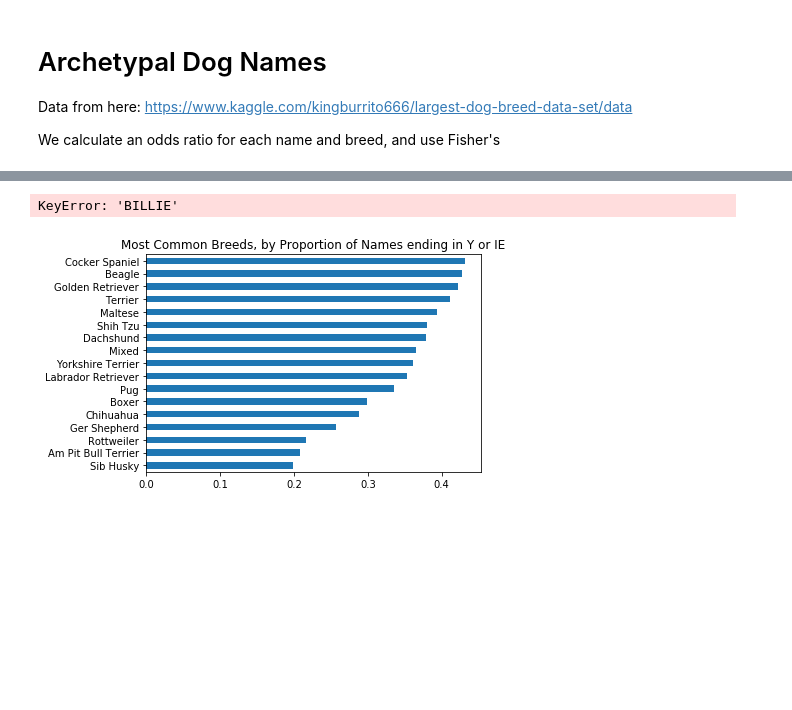
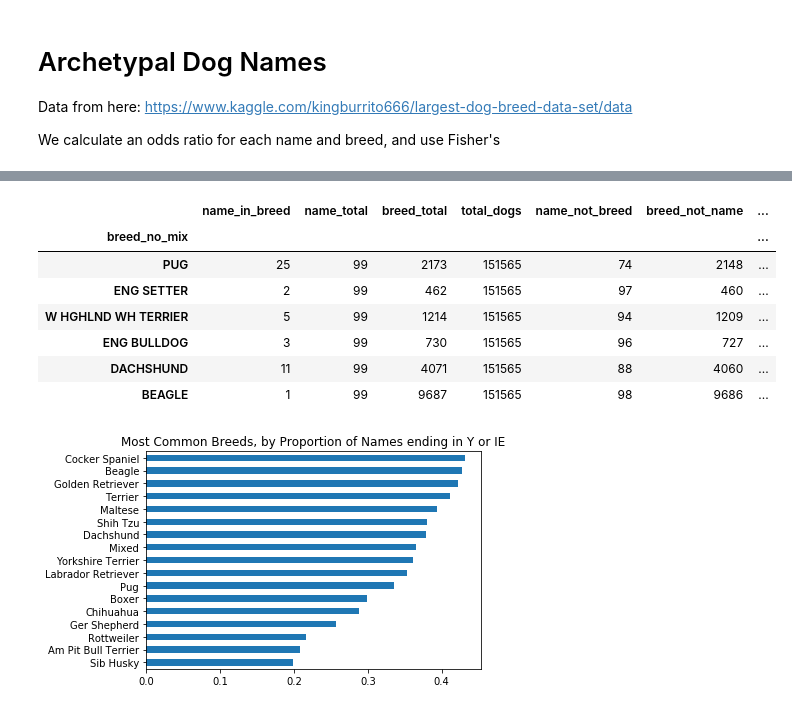
Before and after one commit to SimonCarryer/archetypal_dog_names, a Jupyter notebook: Dog Breeds from Names.ipynb, the cells around one changed output, grey strips where cells are left out. Saved outputs shown, nothing was run; the diff lists cells and outputs as text; code cells hidden in the pictures; blank space fills up the shorter version.

```diff
--- a/Dog Breeds from Names.ipynb
+++ b/Dog Breeds from Names.ipynb
@@ -73,7 +62,14 @@ tabulated[tabulated.p_value < 0.05].sort_values(by='odds_ratio', ascending=False
 # %%
-tabulated[tabulated.p_value < 0.05].xs('BILLIE', level='DogName').sort_values(by='odds_ratio', ascending=False).head(10)
+tabulated[tabulated.p_value < 0.05].xs('FRANK', level='DogName').sort_values(by='odds_ratio', ascending=False).head(10)
 # %% [output]
-KeyError: 'BILLIE'
+|  | name_in_breed | name_total | breed_total | total_dogs | name_not_breed | breed_not_name | ... |
+| breed_no_mix |  |  |  |  |  |  | ... |
+| PUG | 25 | 99 | 2173 | 151565 | 74 | 2148 | ... |
+| ENG SETTER | 2 | 99 | 462 | 151565 | 97 | 460 | ... |
+| W HGHLND WH TERRIER | 5 | 99 | 1214 | 151565 | 94 | 1209 | ... |
+| ENG BULLDOG | 3 | 99 | 730 | 151565 | 96 | 727 | ... |
+| DACHSHUND | 11 | 99 | 4071 | 151565 | 88 | 4060 | ... |
+| BEAGLE | 1 | 99 | 9687 | 151565 | 98 | 9686 | ... |
 # %%
 df['terminal_y'] = df.DogName.apply(lambda x: x[-1] == 'Y' or x[-2:] == 'IE')
 # %%
```
Also changed, not shown: parts of 8 cells of this notebook, 3 other files.
